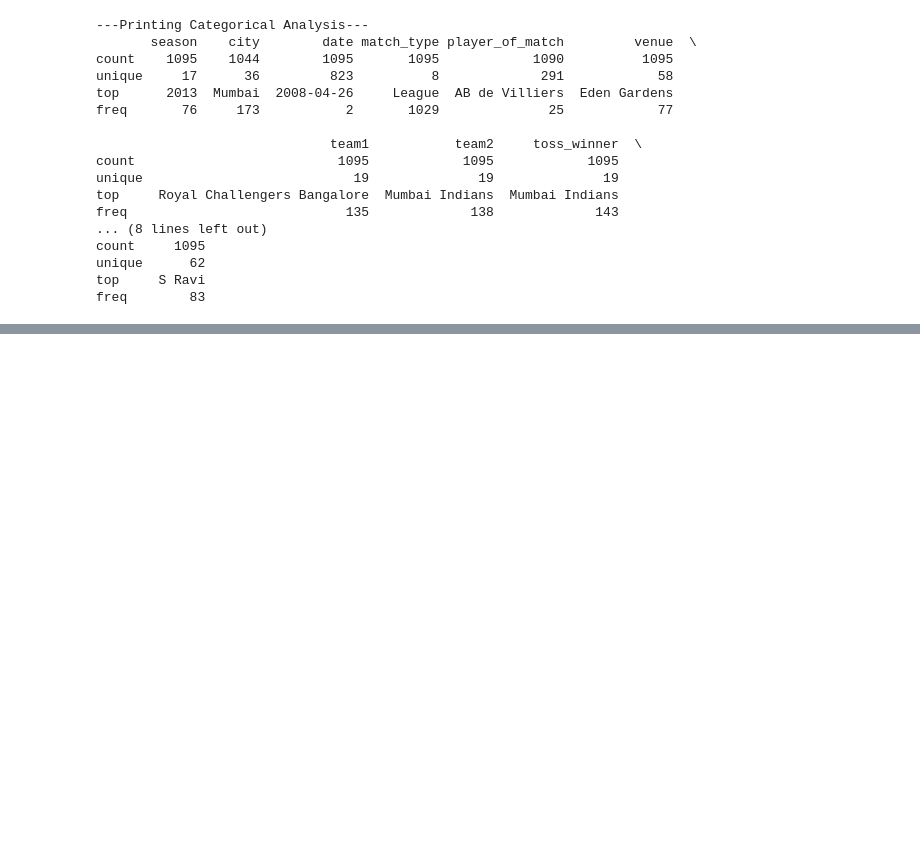
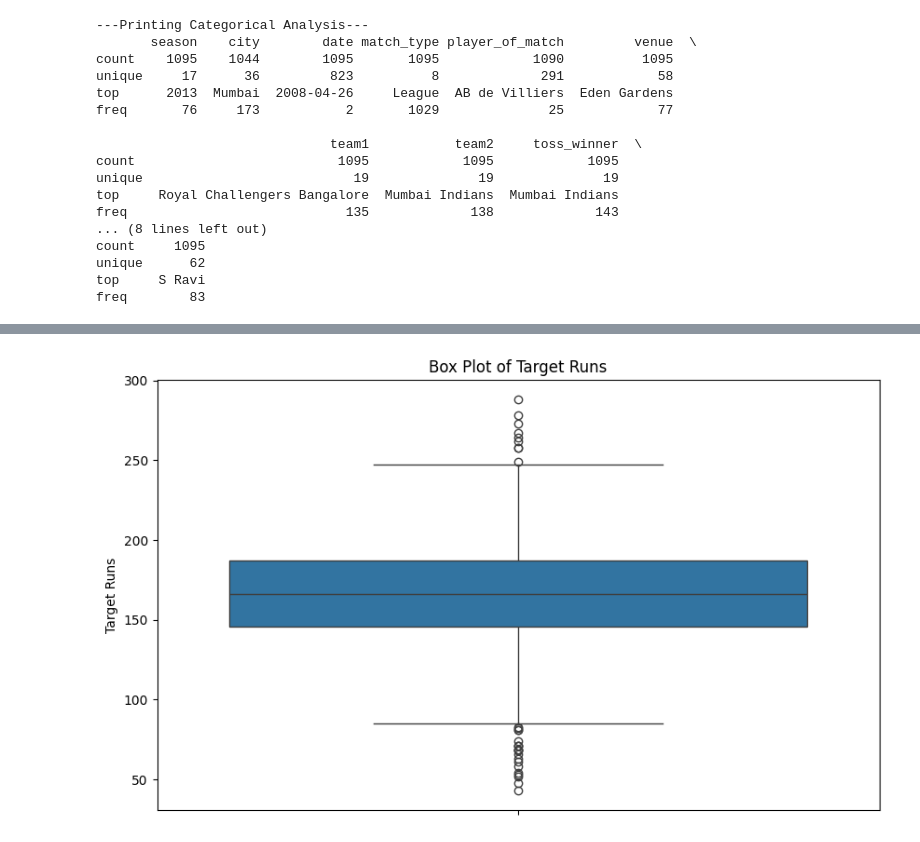
Before and after one commit to titan-spyer/ipl_prediction, a Jupyter notebook: Match_Prediction/analysis/EDA.ipynb, the cells around one changed output, grey strips where cells are left out. Cells and saved outputs as stored; diff of their text form; code cells hidden in the pictures; blank space fills up the shorter version.

```diff
--- a/Match_Prediction/analysis/EDA.ipynb
+++ b/Match_Prediction/analysis/EDA.ipynb
@@ -139,0 +187,8 @@ freq        83
+# %%
+plt.figure(figsize=(10, 6))
+sns.boxplot(y=matches_df['target_runs'])
+plt.title('Box Plot of Target Runs')
+plt.ylabel('Target Runs')
+plt.show()
+# %% [output]
+[figure, added]
```
Also changed, not shown: parts of 9 cells of this notebook.
